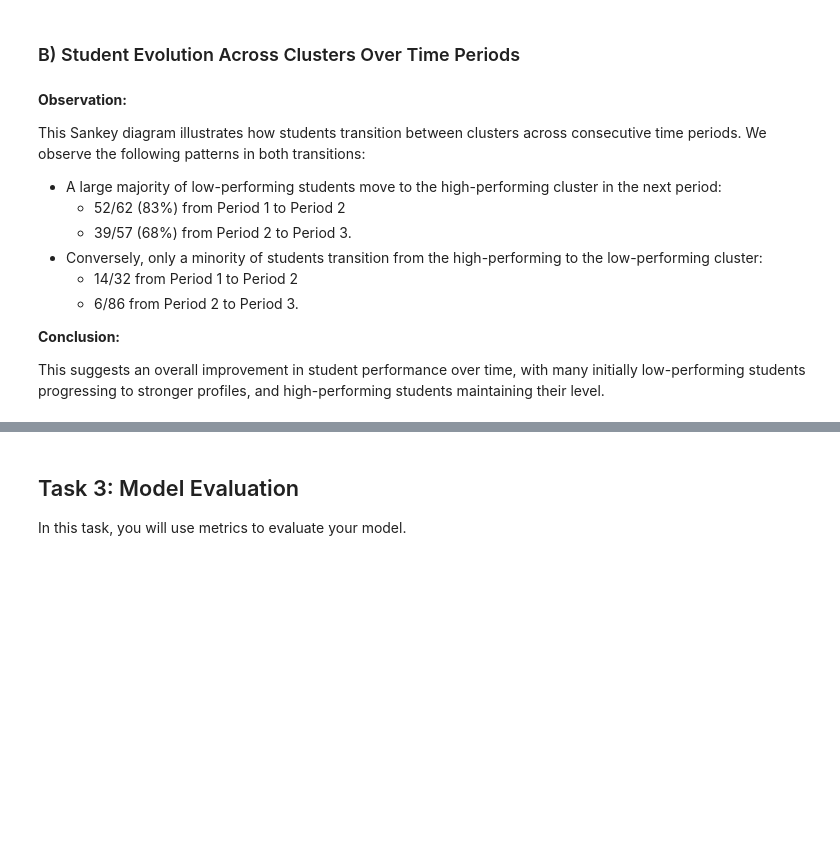
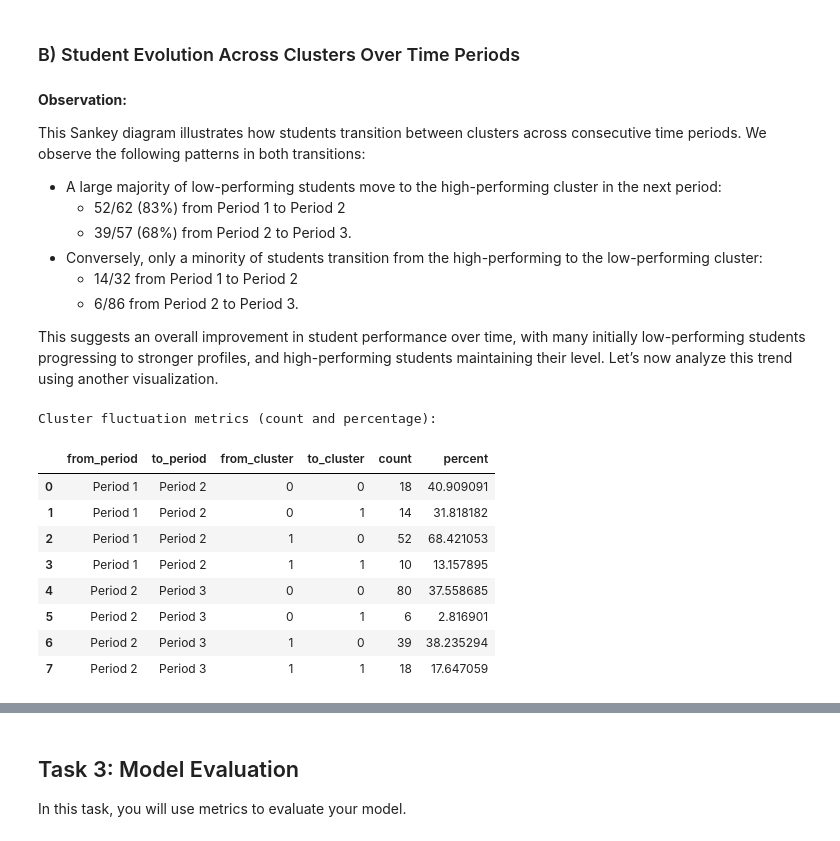
Before and after one commit to malenraychev/BigMMMBehaviour, a Jupyter notebook: m7_RQ2_MMM.ipynb, the cells around one changed output, grey strips where cells are left out. Saved outputs shown, nothing was run; the diff lists cells and outputs as text; code cells hidden in the pictures; blank space fills up the shorter version.

```diff
--- a/m7_RQ2_MMM.ipynb
+++ b/m7_RQ2_MMM.ipynb
@@ -1014,6 +1014,43 @@ This Sankey diagram illustrates how students transition between clusters across
     - 14/32 from Period 1 to Period 2
     - 6/86 from Period 2 to Period 3.
 
-**Conclusion:**
-
-This suggests an overall improvement in student performance over time, with many initially low-performing students progressing to stronger profiles, and high-performing students maintaining their level.
+This suggests an overall improvement in student performance over time, with many initially low-performing students progressing to stronger profiles, and high-performing students maintaining their level. Let’s now analyze this trend using another visualization.
+# %%
+def compute_cluster_fluctuation_metrics(cluster_transitions, cluster_sizes):
+    """
+    Compute the number and percentage of students moving between clusters across periods.
+    Returns a DataFrame with counts and percentages for each transition.
+    """
+    results = []
+    for (period1, period2), trans in cluster_transitions.items():
+        total_from = cluster_sizes.loc[period1]
+        for (from_cluster, to_cluster), count in trans.items():
+            from_cluster = int(from_cluster)
+            to_cluster = int(to_cluster)
+            total_in_from = total_from[from_cluster]
+            percent = (count / total_in_from * 100) if total_in_from > 0 else 0
+            results.append({
+                "from_period": period1,
+                "to_period": period2,
+                "from_cluster": from_cluster,
+                "to_cluster": to_cluster,
+                "count": count,
+                "percent": percent
+            })
+    return pd.DataFrame(results)
+
+# Compute fluctuation metrics
+fluctuation_metrics = compute_cluster_fluctuation_metrics(cluster_transitions, cluster_sizes)
+print("Cluster fluctuation metrics (count and percentage):")
+display(fluctuation_metrics)
+# %% [output]
+Cluster fluctuation metrics (count and percentage):
+|  | from_period | to_period | from_cluster | to_cluster | count | percent |
+| 0 | Period 1 | Period 2 | 0 | 0 | 18 | 40.909091 |
+| 1 | Period 1 | Period 2 | 0 | 1 | 14 | 31.818182 |
+| 2 | Period 1 | Period 2 | 1 | 0 | 52 | 68.421053 |
+| 3 | Period 1 | Period 2 | 1 | 1 | 10 | 13.157895 |
+| 4 | Period 2 | Period 3 | 0 | 0 | 80 | 37.558685 |
+| 5 | Period 2 | Period 3 | 0 | 1 | 6 | 2.816901 |
+| 6 | Period 2 | Period 3 | 1 | 0 | 39 | 38.235294 |
+| 7 | Period 2 | Period 3 | 1 | 1 | 18 | 17.647059 |
```
Also changed, not shown: parts of 7 cells of this notebook, 1 other file.
